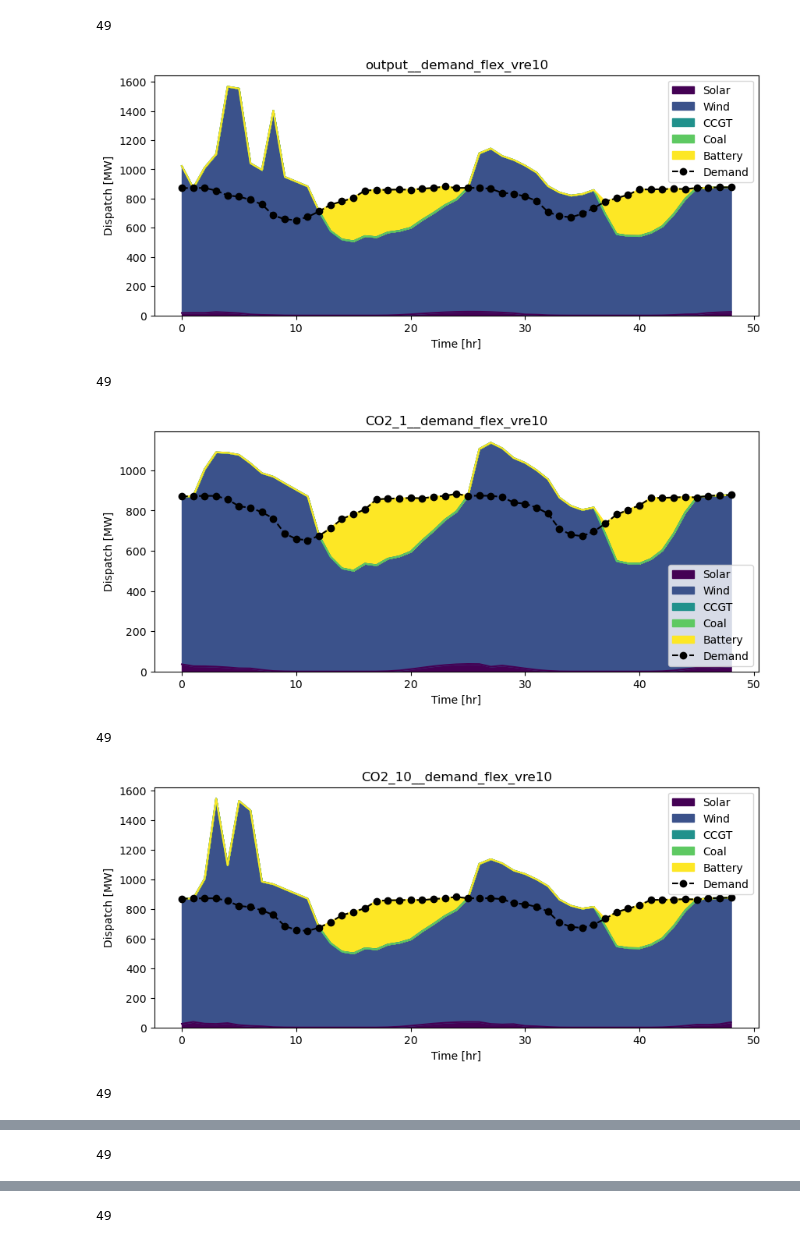
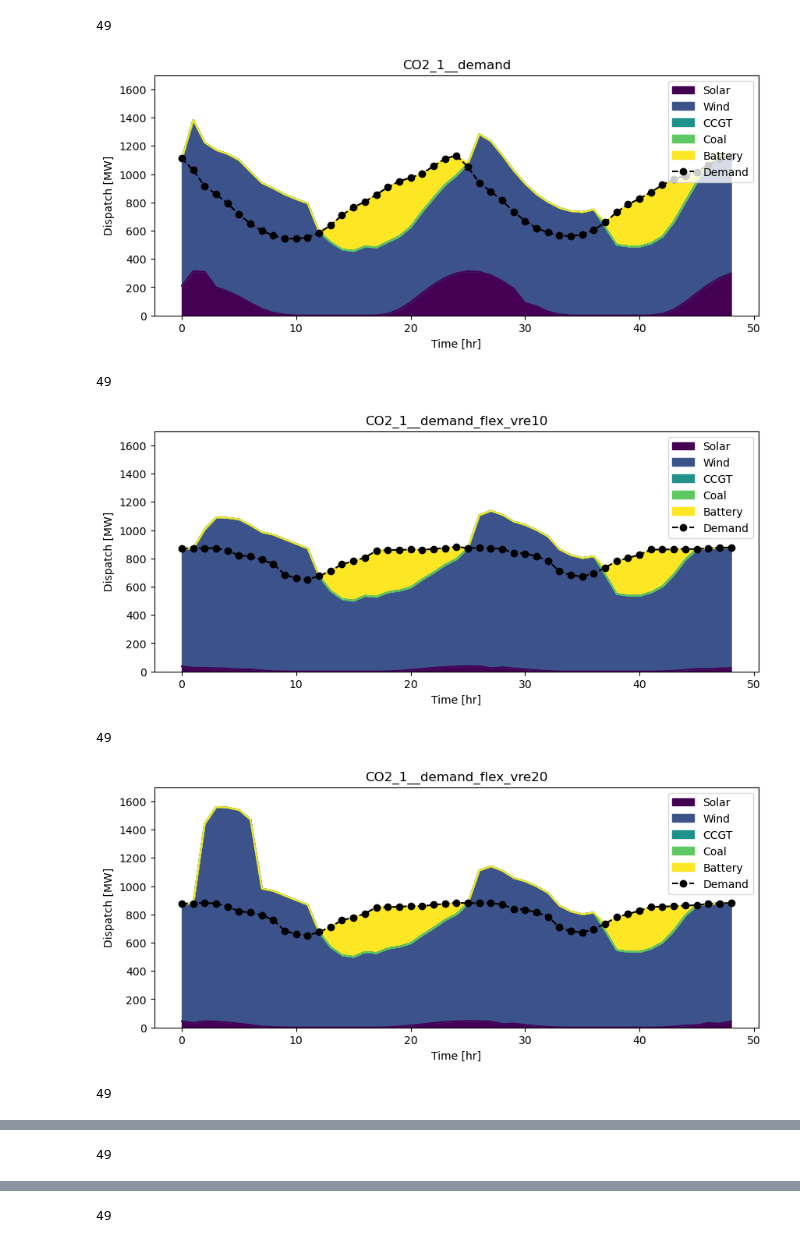
Before and after one commit to aguenard92/DSF_optimization, a Jupyter notebook: Results/post_process_py.ipynb, the cells around one changed output, grey strips where cells are left out. Drawn from its saved outputs; the diff is of its cells as text; code cells hidden in the pictures.

```diff
--- a/Results/post_process_py.ipynb
+++ b/Results/post_process_py.ipynb
@@ -3,46 +3,47 @@ import pandas as pd
 import numpy as np
 import matplotlib.pyplot as plt
 # %%
-name_demand_flex_input = ["demand_flex_vre10", "demand_flex_vre20", "demand_flex_vre50", "demand_flex_vre100"]
-carbon_price = ["output_", "CO2_1_", "CO2_10_"]
+name_demand_flex_input = ["demand", "demand_flex_vre10", "demand_flex_vre20", "demand_flex_vre50", "demand_flex_vre100"]
+carbon_price = [ "CO2_1_", "CO2_10_", "CO2_100_"]
 main_folder = '/Users/adrienguenard/Desktop/MIT/2.AeroAstro/IDS.522/Project/1.WIP/DSF/DSF_optimization/Results'
 
 
-for flex_scenario in name_demand_flex_input:
-    for carbon_price_value in carbon_price:
 
+for carbon_price_value in carbon_price:
+    for flex_scenario in name_demand_flex_input:
         df = pd.read_csv(f'{main_folder}/{carbon_price_value}{flex_scenario}.csv')
         df.reset_index(drop=True, inplace=True)
 
         # Set negative values to zero
         df = df.applymap(lambda x: max(0, x))
 
 
         fig, ax = plt.subplots(figsize=(10, 4))
 
         time = [i for i in range(49)]
 
         df["Time"] = time
         print(len(df))
         # Plot stacked area for the first five columns
         df.plot.area(x="Time", y=['Solar', 'Wind', 'CCGT', 'Coal', 'Battery'], ax=ax, stacked=True, colormap='viridis')
 
 
         # Plot Demand as a black dotted line
         df['Demand'].plot(x=df.index, y='Demand', color='black', linestyle='--', marker='o', label='Demand')
 
         # Customize plot
         ax.set_title(f'{carbon_price_value}_{flex_scenario}')
+        ax.set_ylim(top=1700)
         ax.set_xlabel('Time [hr]')
         ax.set_ylabel('Dispatch [MW]')
-        ax.legend()
+        ax.legend(loc="upper right")
 
         plt.show()
 # %% [output]
 49
-[figure, old version]
+[figure, new version]
 49
-[figure, old version]
+[figure, new version]
 49
-[figure, old version]
+[figure, new version]
 49
```
Also changed, not shown: parts of 3 cells of this notebook, 56 other files.
